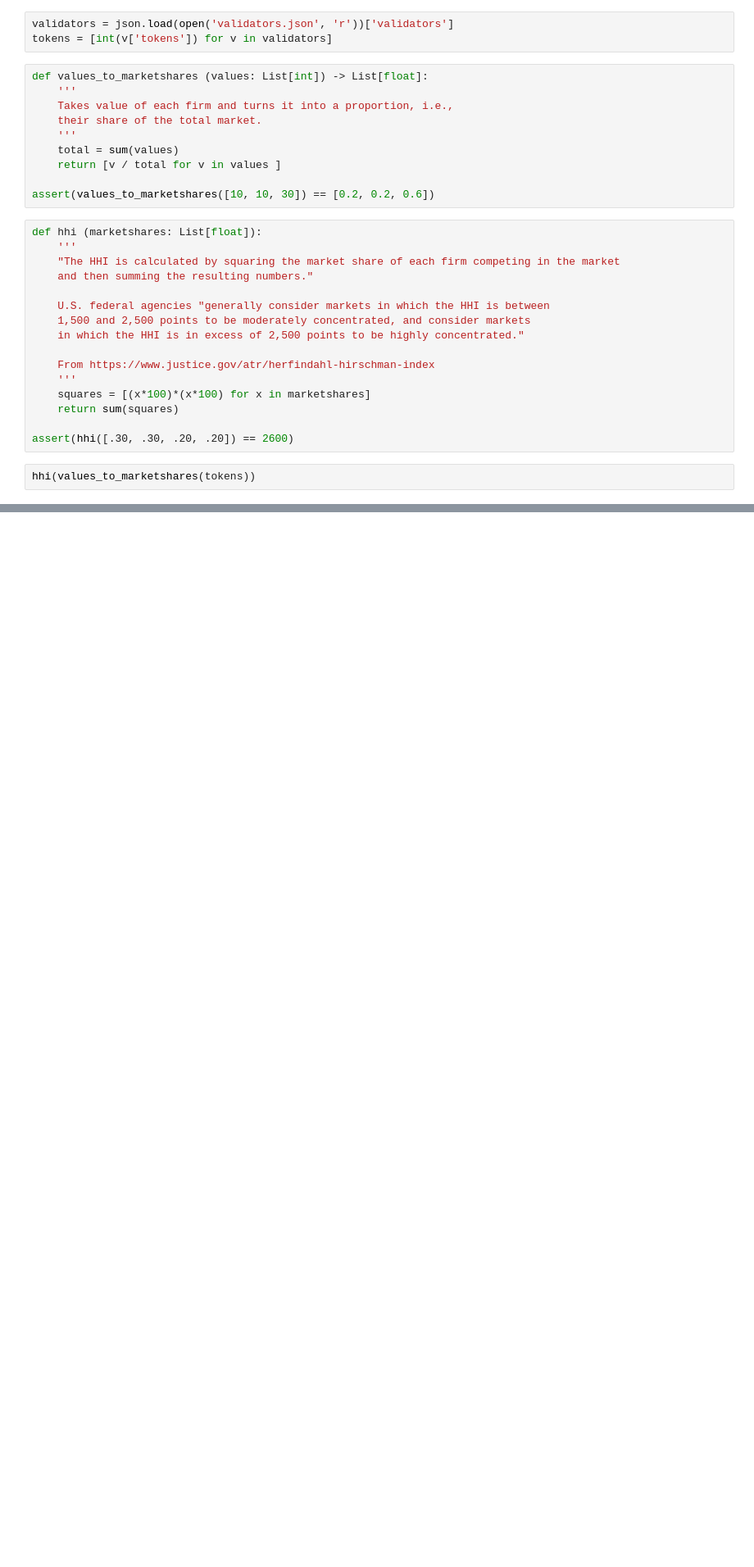
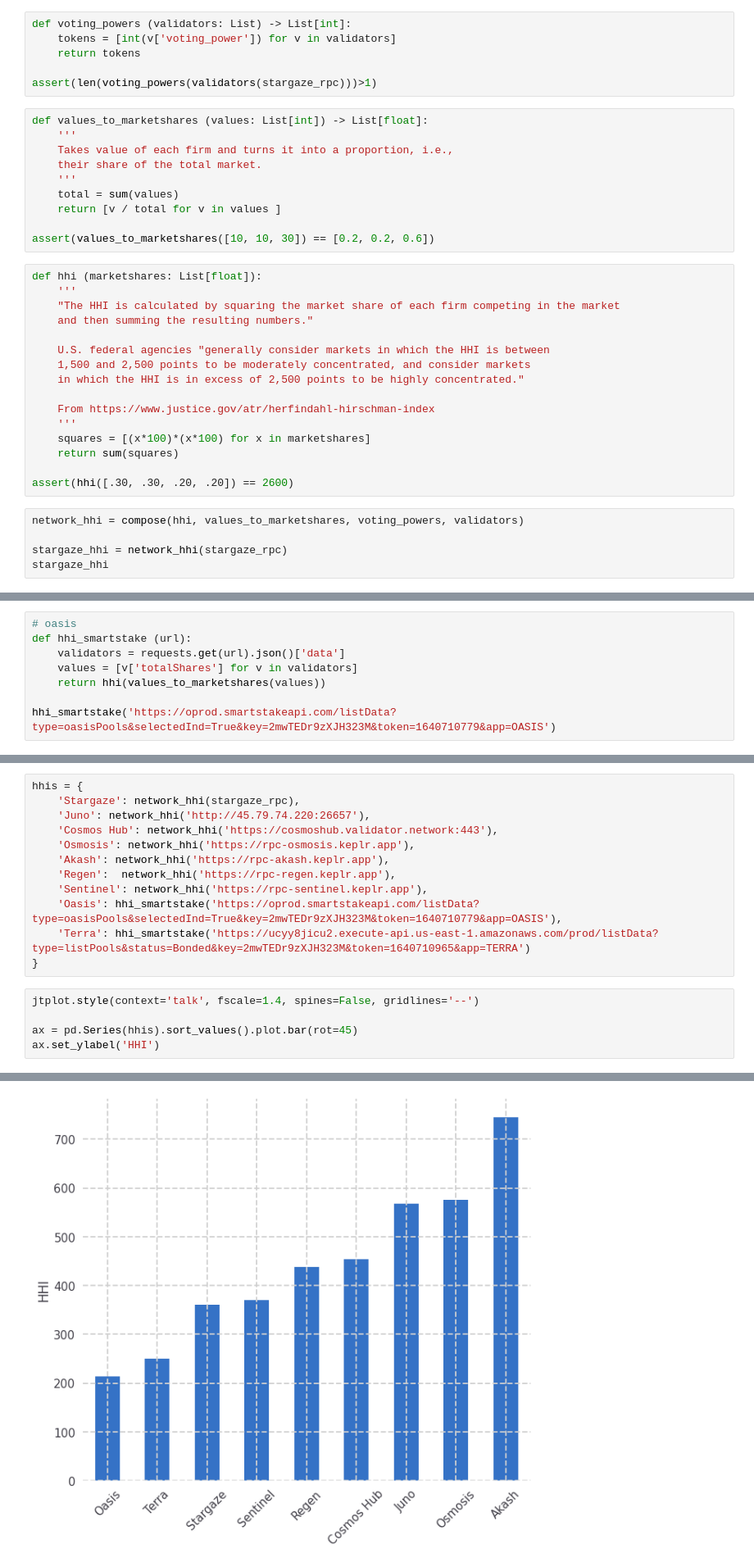
Before and after one commit to elsehow/hhi-stargaze, a Jupyter notebook: compute-hhi.ipynb, the cells around one changed output, grey strips where cells are left out. Shown at 82% size. Drawn from its saved outputs; the diff is of its cells as text; blank space fills up the shorter version.

Commit message:
Computing HHI for various networks

```diff
--- a/compute-hhi.ipynb
+++ b/compute-hhi.ipynb
@@ -10,8 +36,11 @@ Get the state of all validators.
 # %% [markdown]
 Get the delegation associated with each validator.
 # %%
-validators = json.load(open('validators.json', 'r'))['validators']
-tokens = [int(v['tokens']) for v in validators]
+def voting_powers (validators: List) -> List[int]:
+    tokens = [int(v['voting_power']) for v in validators]
+    return tokens
+
+assert(len(voting_powers(validators(stargaze_rpc)))>1)
 # %%
 def values_to_marketshares (values: List[int]) -> List[float]:
     '''
@@ -39,5 +68,8 @@ def hhi (marketshares: List[float]):
 
 assert(hhi([.30, .30, .20, .20]) == 2600)
 # %%
-hhi(values_to_marketshares(tokens))
+network_hhi = compose(hhi, values_to_marketshares, voting_powers, validators)
+
+stargaze_hhi = network_hhi(stargaze_rpc)
+stargaze_hhi
 # %% [output]
@@ -44,0 +79,8 @@ hhi(values_to_marketshares(tokens))
+# %%
+# oasis
+def hhi_smartstake (url):
+    validators = requests.get(url).json()['data']
+    values = [v['totalShares'] for v in validators]
+    return hhi(values_to_marketshares(values))
+
+hhi_smartstake('https://oprod.smartstakeapi.com/listData?type=oasisPools&selectedInd=True&key=2mwTEDr9zXJH323M&token=1640710779&app=OASIS')
@@ -44,0 +89,18 @@ hhi(values_to_marketshares(tokens))
+# %%
+hhis = {
+    'Stargaze': network_hhi(stargaze_rpc),
+    'Juno': network_hhi('http://45.79.74.220:26657'),
+    'Cosmos Hub': network_hhi('https://cosmoshub.validator.network:443'),
+    'Osmosis': network_hhi('https://rpc-osmosis.keplr.app'),
+    'Akash': network_hhi('https://rpc-akash.keplr.app'),
+    'Regen':  network_hhi('https://rpc-regen.keplr.app'),
+    'Sentinel': network_hhi('https://rpc-sentinel.keplr.app'),
+    'Oasis': hhi_smartstake('https://oprod.smartstakeapi.com/listData?type=oasisPools&selectedInd=True&key=2mwTEDr9zXJH323M&token=1640710779&app=OASIS'),
+    'Terra': hhi_smartstake('https://ucyy8jicu2.execute-api.us-east-1.amazonaws.com/prod/listData?type=listPools&status=Bonded&key=2mwTEDr9zXJH323M&token=1640710965&app=TERRA')
+}
+# %%
+jtplot.style(context='talk', fscale=1.4, spines=False, gridlines='--')
+
+ax = pd.Series(hhis).sort_values().plot.bar(rot=45)
+ax.set_ylabel('HHI')
+# %% [output]
@@ -44,0 +108 @@ hhi(values_to_marketshares(tokens))
+[figure, added]
```
Also changed, not shown: parts of 6 cells of this notebook, 1 other file.
